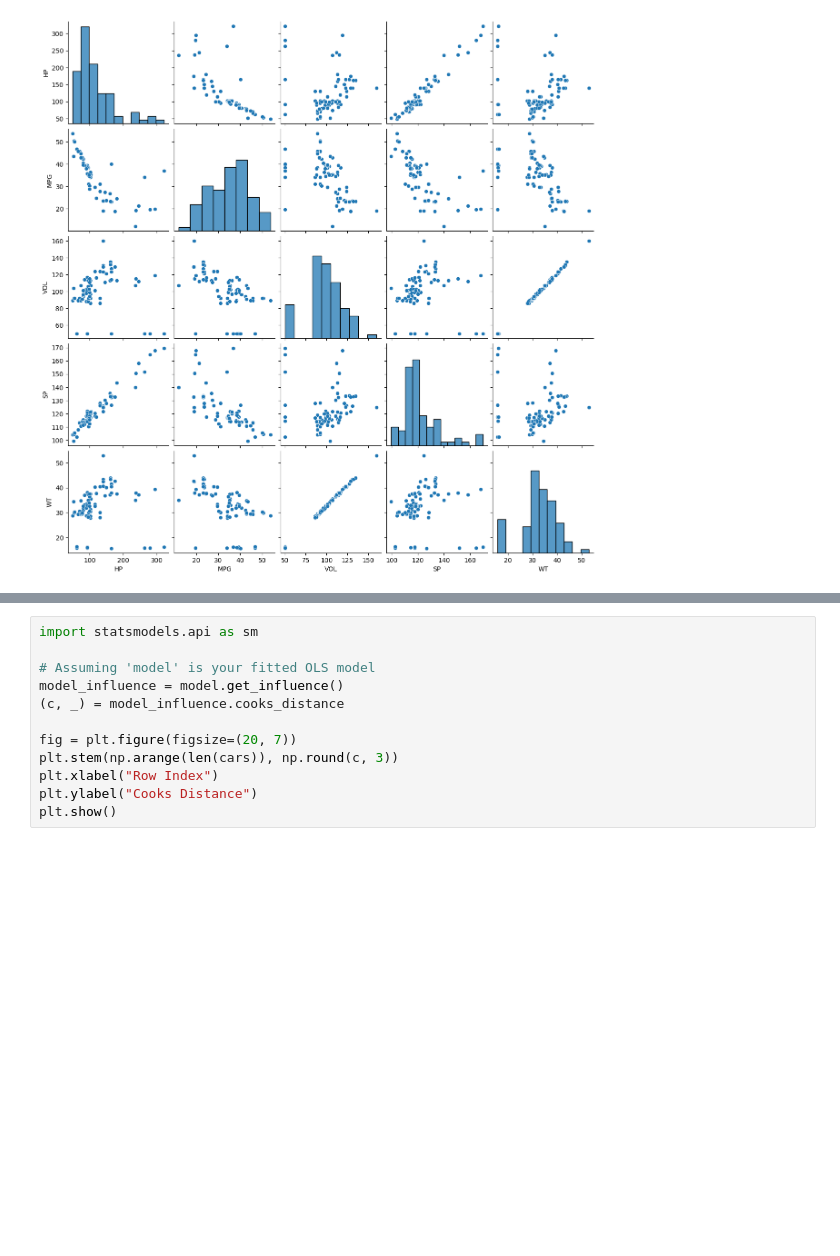
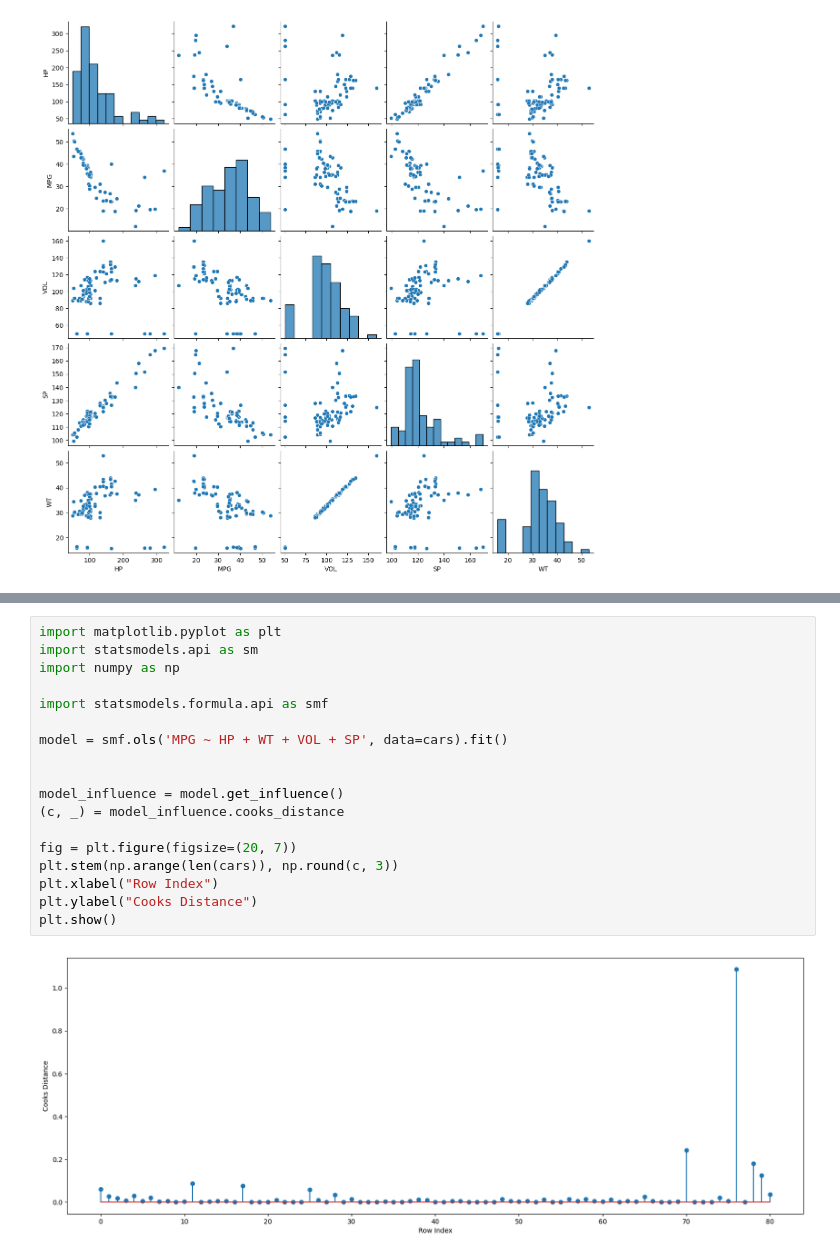
Before and after one commit to R0h1ta/ML-with-Flask, a Jupyter notebook: ad.ipynb, the cells around one changed output, grey strips where cells are left out. Cells and saved outputs as stored; diff of their text form; blank space fills up the shorter version.

```diff
--- a/ad.ipynb
+++ b/ad.ipynb
@@ -627,12 +658,20 @@ plt.show()
 # %%
+import matplotlib.pyplot as plt
 import statsmodels.api as sm
+import numpy as np
 
-# Assuming 'model' is your fitted OLS model
+import statsmodels.formula.api as smf
+
+model = smf.ols('MPG ~ HP + WT + VOL + SP', data=cars).fit()
+
+
 model_influence = model.get_influence()
 (c, _) = model_influence.cooks_distance
 
 fig = plt.figure(figsize=(20, 7))
 plt.stem(np.arange(len(cars)), np.round(c, 3))
 plt.xlabel("Row Index")
 plt.ylabel("Cooks Distance")
 plt.show()
+# %% [output]
+[figure, added]
```
Also changed, not shown: parts of 15 cells of this notebook.
